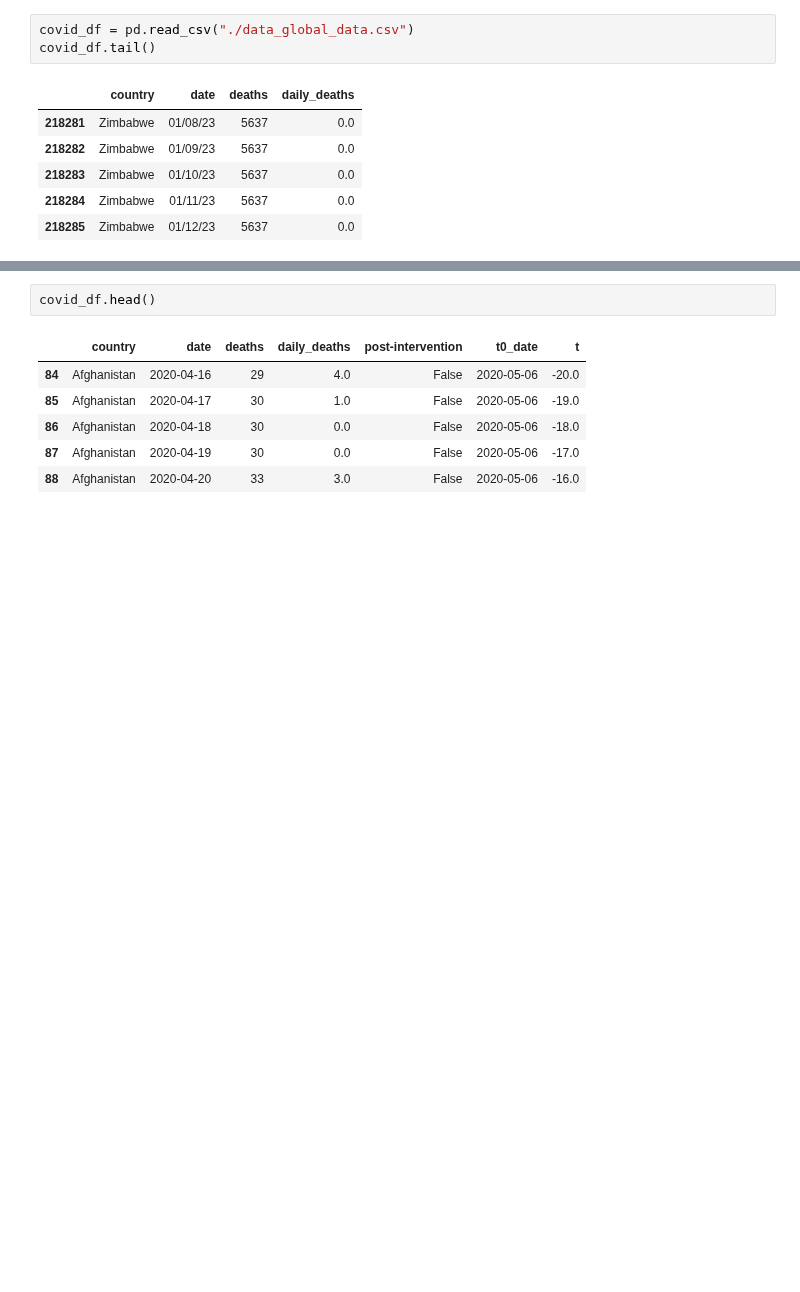
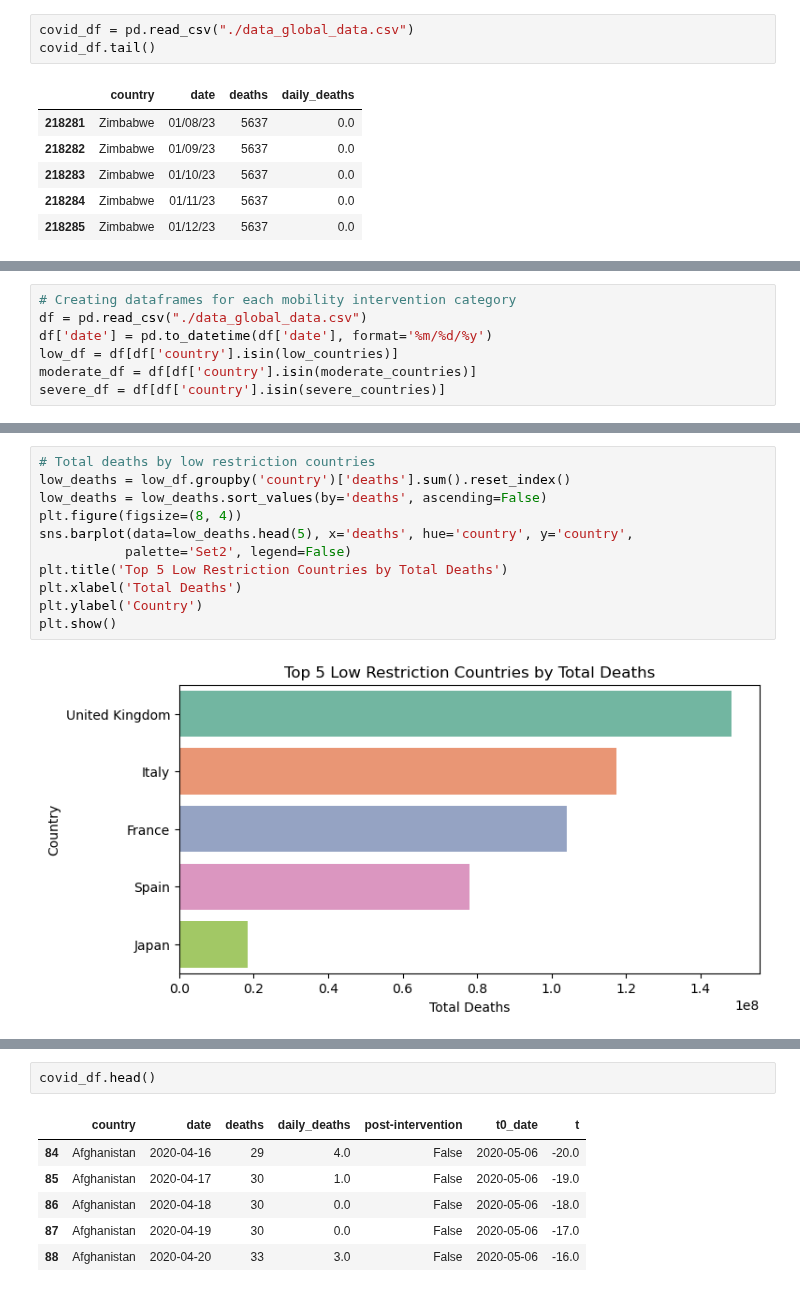
Before and after one commit to luishcr0998/covid19, a Jupyter notebook: Synthetic Interventions - Covid19.ipynb, the cells around one changed output, grey strips where cells are left out. Drawn from its saved outputs; the diff is of its cells as text; blank space fills up the shorter version.

```diff
--- a/Synthetic Interventions - Covid19.ipynb
+++ b/Synthetic Interventions - Covid19.ipynb
@@ -218,0 +259,7 @@ brazil_score
+# %%
+# Creating dataframes for each mobility intervention category
+df = pd.read_csv("./data_global_data.csv")
+df['date'] = pd.to_datetime(df['date'], format='%m/%d/%y')
+low_df = df[df['country'].isin(low_countries)]
+moderate_df = df[df['country'].isin(moderate_countries)]
+severe_df = df[df['country'].isin(severe_countries)]
@@ -218,0 +320,13 @@ brazil_score
+# %%
+# Total deaths by low restriction countries
+low_deaths = low_df.groupby('country')['deaths'].sum().reset_index()
+low_deaths = low_deaths.sort_values(by='deaths', ascending=False)
+plt.figure(figsize=(8, 4))
+sns.barplot(data=low_deaths.head(5), x='deaths', hue='country', y='country',
+           palette='Set2', legend=False)
+plt.title('Top 5 Low Restriction Countries by Total Deaths')
+plt.xlabel('Total Deaths')
+plt.ylabel('Country')
+plt.show()
+# %% [output]
+[figure, added]
```
Also changed, not shown: parts of 61 cells of this notebook.
